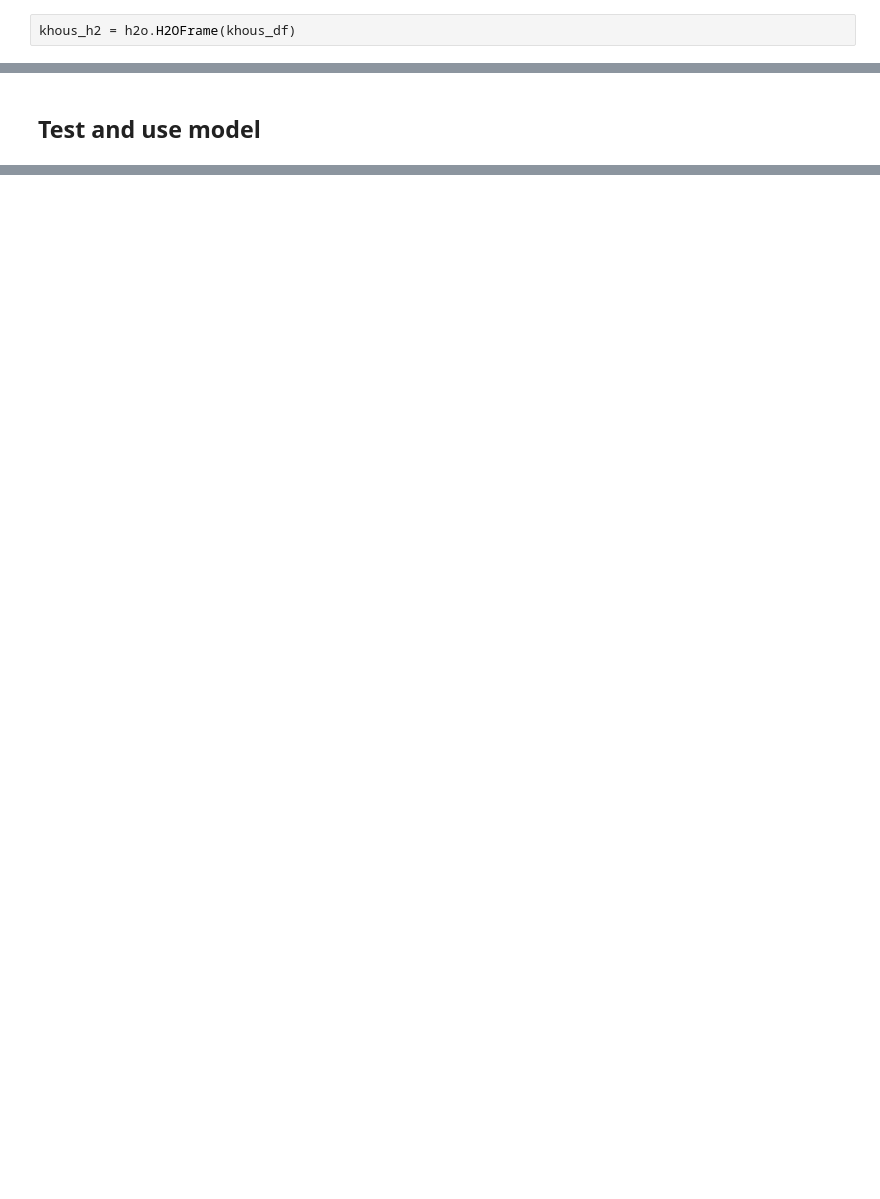
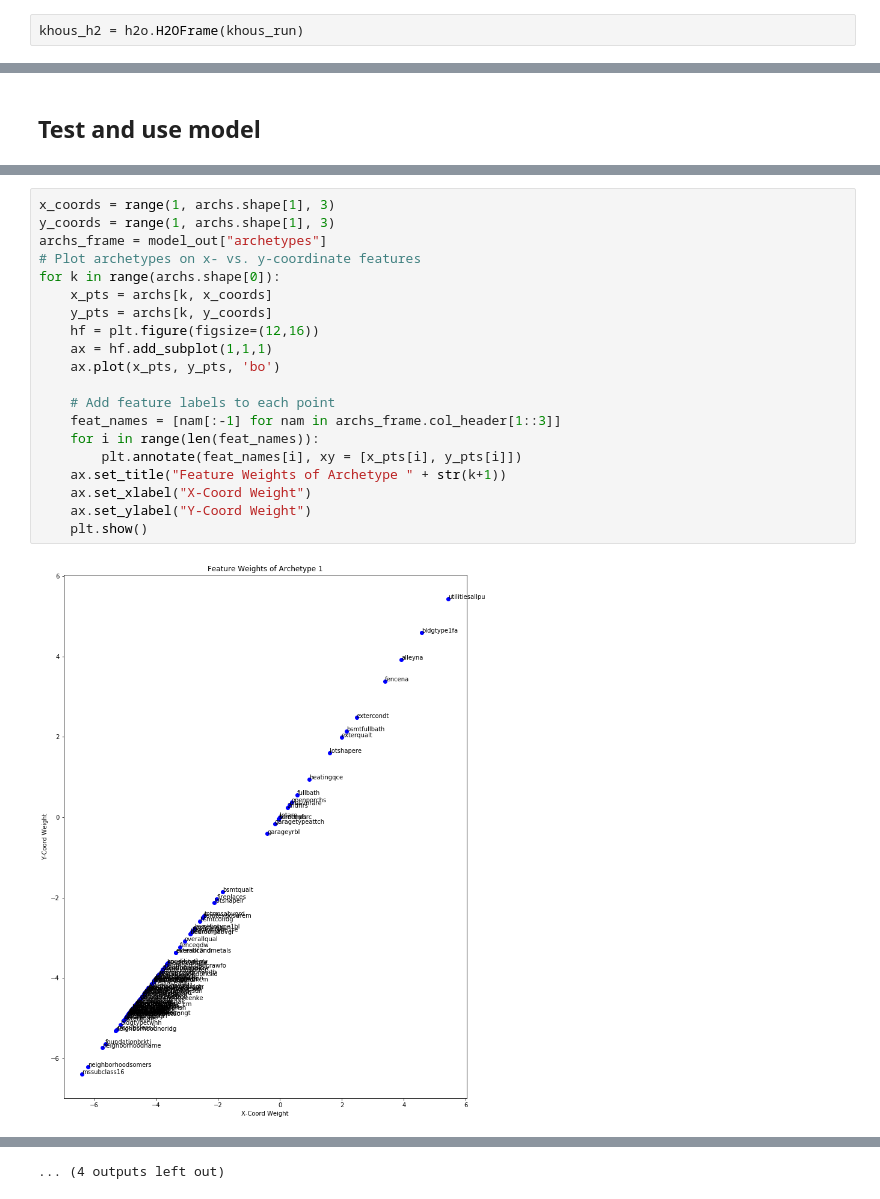
Before and after one commit to wwwslinger/drills, a Jupyter notebook: Thinkful/drills/h2o_test.ipynb, the cells around one changed output, grey strips where cells are left out. Cells and saved outputs as stored; diff of their text form; blank space fills up the shorter version.

```diff
--- a/Thinkful/drills/h2o_test.ipynb
+++ b/Thinkful/drills/h2o_test.ipynb
@@ -67,6 +241,6 @@ khous_null_df = khous_df.mask(np.random.random(khous_df.shape) < .5)
 # %% [markdown]
 ## Convert data to H2o
 # %%
-khous_h2 = h2o.H2OFrame(khous_df)
+khous_h2 = h2o.H2OFrame(khous_run)
 # %% [output]
 Parse progress: |█████████████████████████████████████████████████████████| 100%
@@ -233,0 +357,22 @@ khous_h2.types
+# %%
+x_coords = range(1, archs.shape[1], 3)
+y_coords = range(1, archs.shape[1], 3)
+archs_frame = model_out["archetypes"]
+# Plot archetypes on x- vs. y-coordinate features
+for k in range(archs.shape[0]):
+    x_pts = archs[k, x_coords]
+    y_pts = archs[k, y_coords]
+    hf = plt.figure(figsize=(12,16))
+    ax = hf.add_subplot(1,1,1)
+    ax.plot(x_pts, y_pts, 'bo')
+
+    # Add feature labels to each point
+    feat_names = [nam[:-1] for nam in archs_frame.col_header[1::3]]
+    for i in range(len(feat_names)):
+        plt.annotate(feat_names[i], xy = [x_pts[i], y_pts[i]])
+    ax.set_title("Feature Weights of Archetype " + str(k+1))
+    ax.set_xlabel("X-Coord Weight")
+    ax.set_ylabel("Y-Coord Weight")
+    plt.show()
+# %% [output]
+[figure, added]
@@ -233,0 +390 @@ khous_h2.types
+... (4 outputs left out)
```
Also changed, not shown: parts of 43 cells of this notebook.
